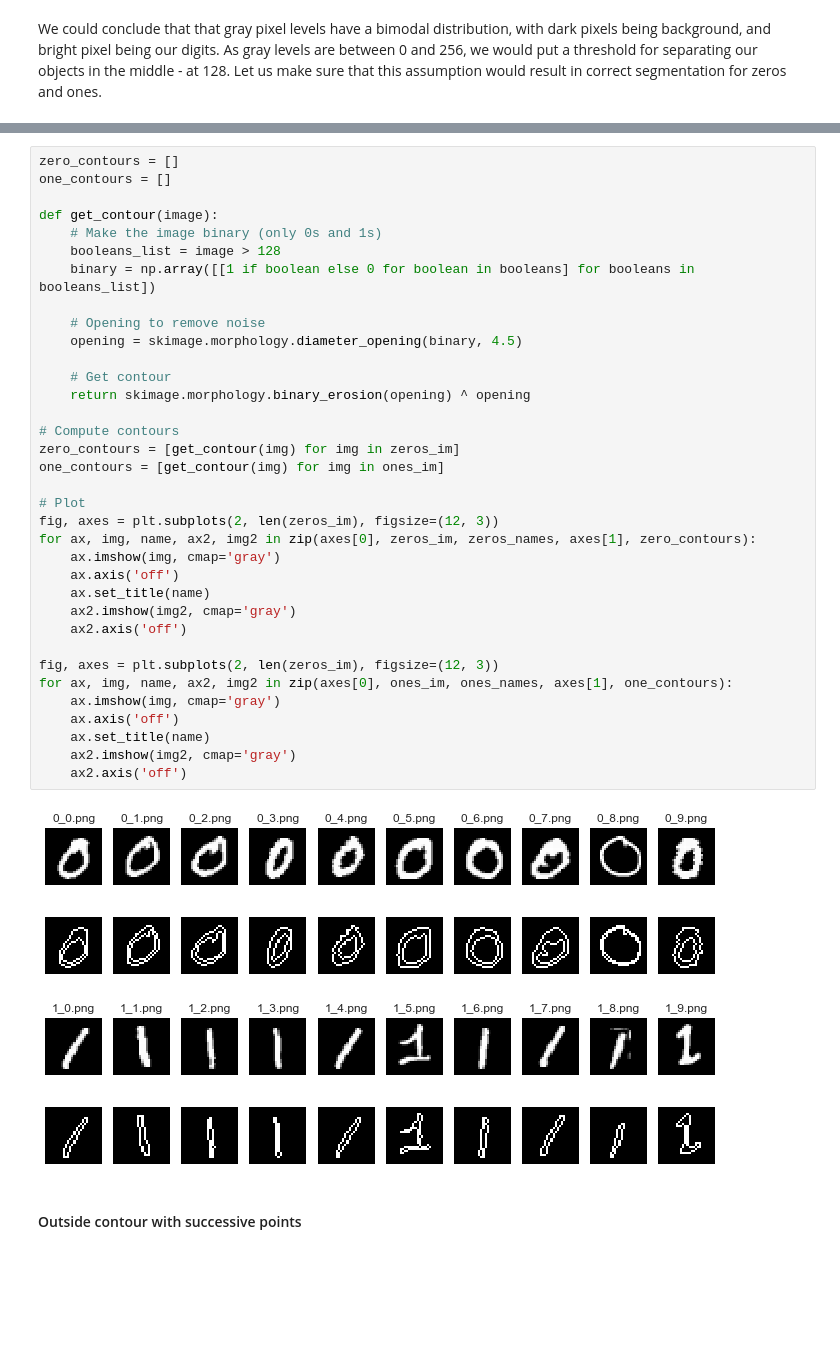
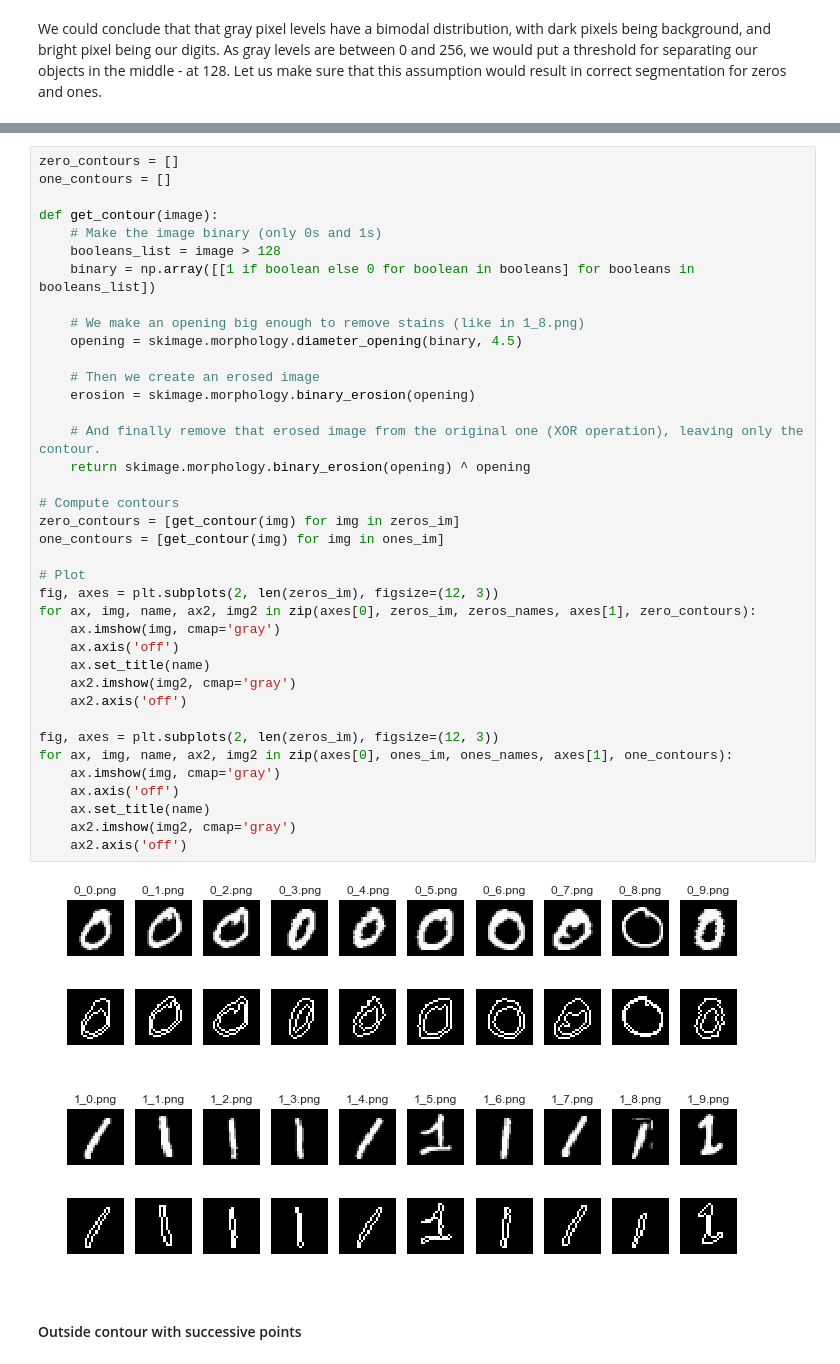
Before and after one commit to oganesManasian/Image-analysis-and-pattern-recognition, a Jupyter notebook: labs/lab_02_object_description.ipynb, the cells around one changed output, grey strips where cells are left out. Saved outputs shown, nothing was run; the diff lists cells and outputs as text; blank space fills up the shorter version.

```diff
--- a/labs/lab_02_object_description.ipynb
+++ b/labs/lab_02_object_description.ipynb
@@ -137,37 +137,40 @@ one_contours = []
 def get_contour(image):
     # Make the image binary (only 0s and 1s)
     booleans_list = image > 128
     binary = np.array([[1 if boolean else 0 for boolean in booleans] for booleans in booleans_list])
 
-    # Opening to remove noise
+    # We make an opening big enough to remove stains (like in 1_8.png)
     opening = skimage.morphology.diameter_opening(binary, 4.5)
 
-    # Get contour
+    # Then we create an erosed image
+    erosion = skimage.morphology.binary_erosion(opening)
+
+    # And finally remove that erosed image from the original one (XOR operation), leaving only the contour.
     return skimage.morphology.binary_erosion(opening) ^ opening
 
 # Compute contours
 zero_contours = [get_contour(img) for img in zeros_im]
 one_contours = [get_contour(img) for img in ones_im]
 
 # Plot
 fig, axes = plt.subplots(2, len(zeros_im), figsize=(12, 3))
 for ax, img, name, ax2, img2 in zip(axes[0], zeros_im, zeros_names, axes[1], zero_contours):
     ax.imshow(img, cmap='gray')
     ax.axis('off')
     ax.set_title(name)
     ax2.imshow(img2, cmap='gray')
     ax2.axis('off')
 
 fig, axes = plt.subplots(2, len(zeros_im), figsize=(12, 3))
 for ax, img, name, ax2, img2 in zip(axes[0], ones_im, ones_names, axes[1], one_contours):
     ax.imshow(img, cmap='gray')
     ax.axis('off')
     ax.set_title(name)
     ax2.imshow(img2, cmap='gray')
     ax2.axis('off')
 # %% [output]
-[figure, old version]
+[figure, new version]
-[figure, old version]
+[figure, new version]
 # %% [markdown]
 #### Outside contour with successive points
 # %%
```
Also changed, not shown: parts of 6 cells of this notebook.
